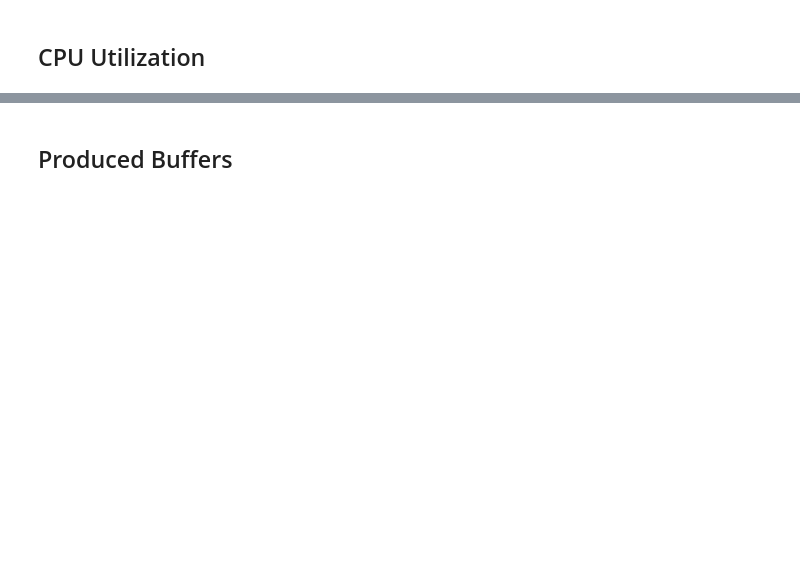
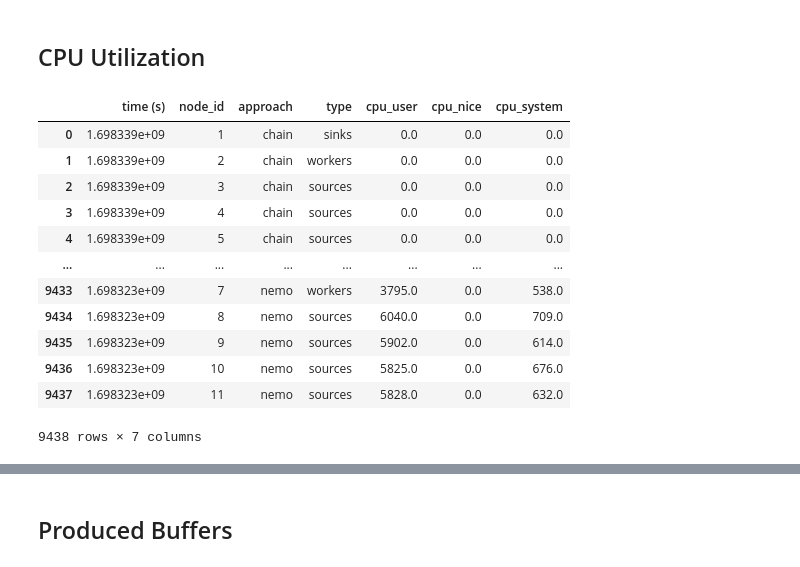
Before and after one commit to xchatzil/NEMO, a Jupyter notebook: notebooks/NesDeploymentsEval_perf.ipynb, the cells around one changed output, grey strips where cells are left out. Saved outputs shown, nothing was run; the diff lists cells and outputs as text; code cells hidden in the pictures; blank space fills up the shorter version.

```diff
--- a/notebooks/NesDeploymentsEval_perf.ipynb
+++ b/notebooks/NesDeploymentsEval_perf.ipynb
@@ -142,3 +150,21 @@ df_dict["cpu"]
 # %% [markdown]
 ## CPU Utilization
+# %%
+# Create and store the svg files
+df = df_dict["cpu"]
+df
+# %% [output]
+|  | time (s) | node_id | approach | type | cpu_user | cpu_nice | cpu_system |
+| 0 | 1.698339e+09 | 1 | chain | sinks | 0.0 | 0.0 | 0.0 |
+| 1 | 1.698339e+09 | 2 | chain | workers | 0.0 | 0.0 | 0.0 |
+| 2 | 1.698339e+09 | 3 | chain | sources | 0.0 | 0.0 | 0.0 |
+| 3 | 1.698339e+09 | 4 | chain | sources | 0.0 | 0.0 | 0.0 |
+| 4 | 1.698339e+09 | 5 | chain | sources | 0.0 | 0.0 | 0.0 |
+| ... | ... | ... | ... | ... | ... | ... | ... |
+| 9433 | 1.698323e+09 | 7 | nemo | workers | 3795.0 | 0.0 | 538.0 |
+| 9434 | 1.698323e+09 | 8 | nemo | sources | 6040.0 | 0.0 | 709.0 |
+| 9435 | 1.698323e+09 | 9 | nemo | sources | 5902.0 | 0.0 | 614.0 |
+| 9436 | 1.698323e+09 | 10 | nemo | sources | 5825.0 | 0.0 | 676.0 |
+| 9437 | 1.698323e+09 | 11 | nemo | sources | 5828.0 | 0.0 | 632.0 |
+9438 rows × 7 columns
 # %%
```
Also changed, not shown: parts of 11 cells of this notebook, 55 other files.
